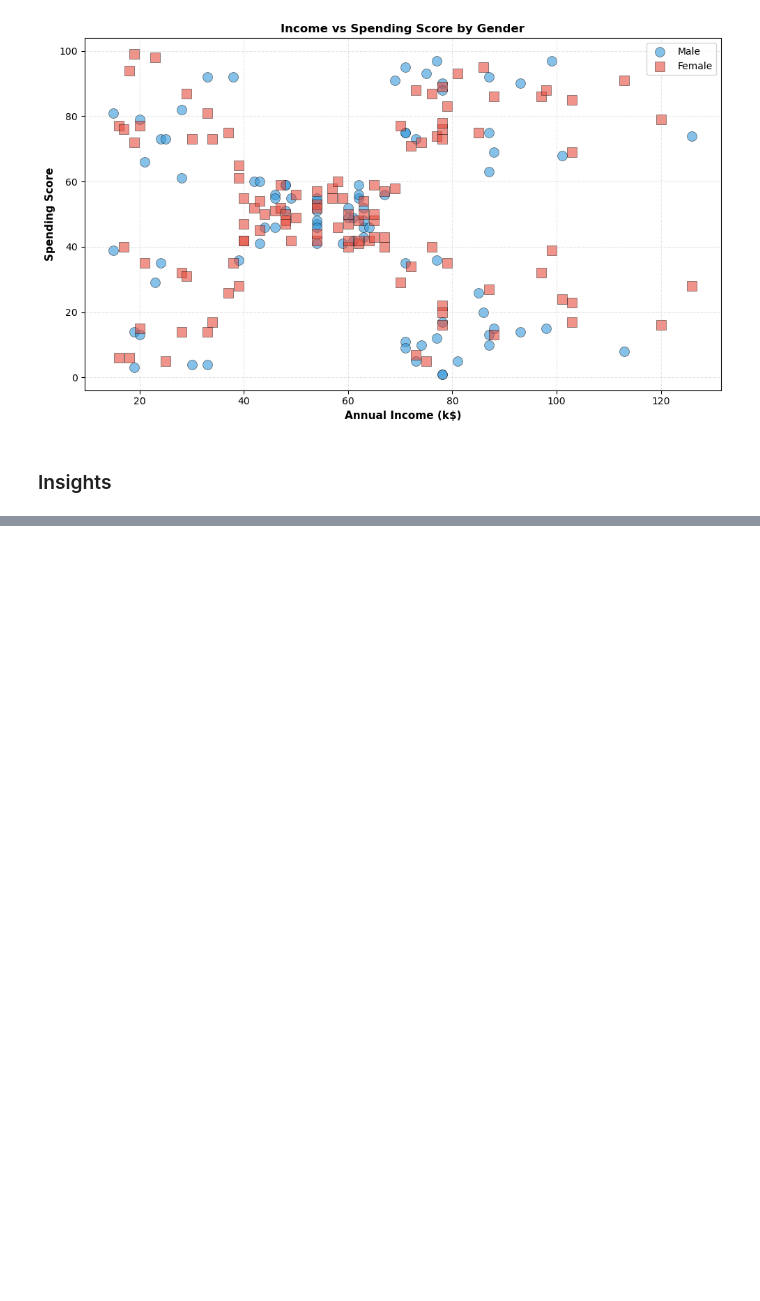
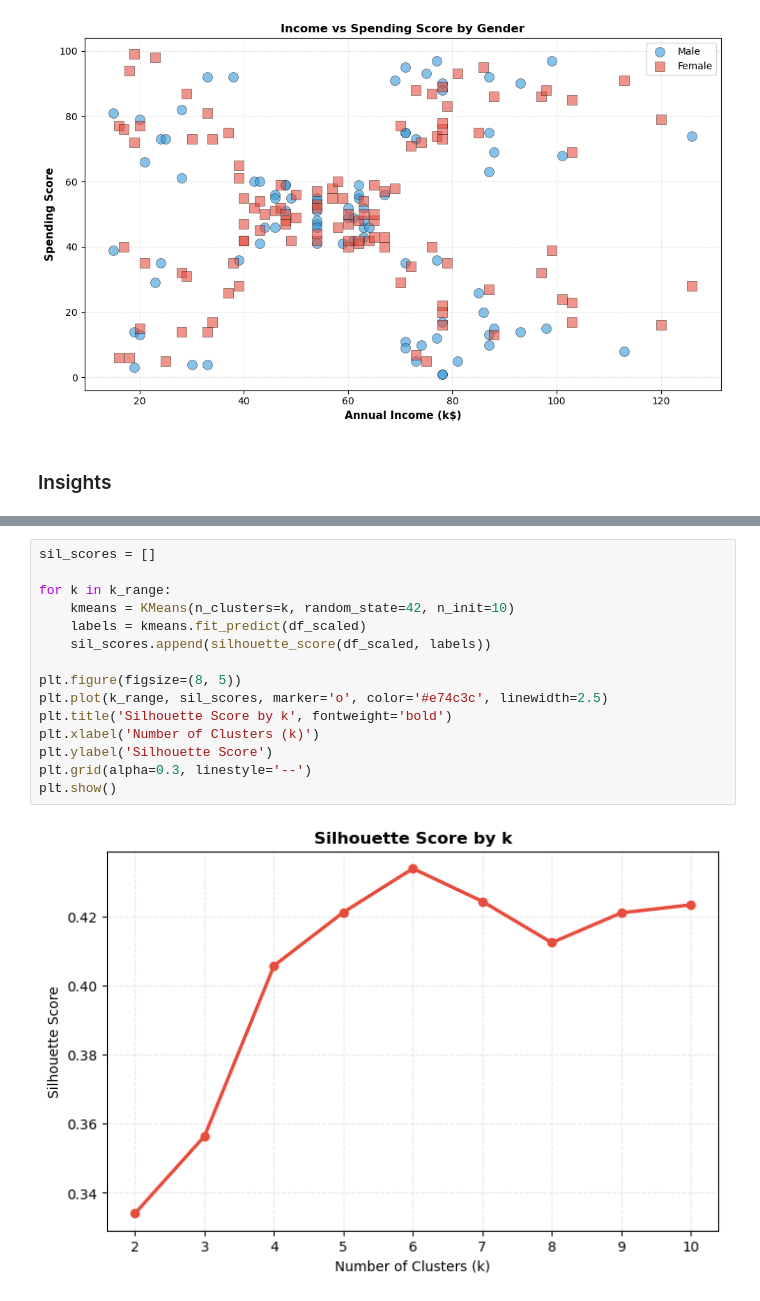
Before and after one commit to joicesebastiao/customer-segmentation-analysis, a Jupyter notebook: notebook/customer-segmentation.ipynb.ipynb, the cells around one changed output, grey strips where cells are left out. Saved outputs shown, nothing was run; the diff lists cells and outputs as text; blank space fills up the shorter version.

```diff
--- a/notebook/customer-segmentation.ipynb.ipynb
+++ b/notebook/customer-segmentation.ipynb.ipynb
@@ -319,0 +394,17 @@ Diving deeper into **1. EDA**:
+# %%
+sil_scores = []
+
+for k in k_range:
+    kmeans = KMeans(n_clusters=k, random_state=42, n_init=10)
+    labels = kmeans.fit_predict(df_scaled)
+    sil_scores.append(silhouette_score(df_scaled, labels))
+
+plt.figure(figsize=(8, 5))
+plt.plot(k_range, sil_scores, marker='o', color='#e74c3c', linewidth=2.5)
+plt.title('Silhouette Score by k', fontweight='bold')
+plt.xlabel('Number of Clusters (k)')
+plt.ylabel('Silhouette Score')
+plt.grid(alpha=0.3, linestyle='--')
+plt.show()
+# %% [output]
+[figure, added]
```
Also changed, not shown: parts of 37 cells of this notebook.
